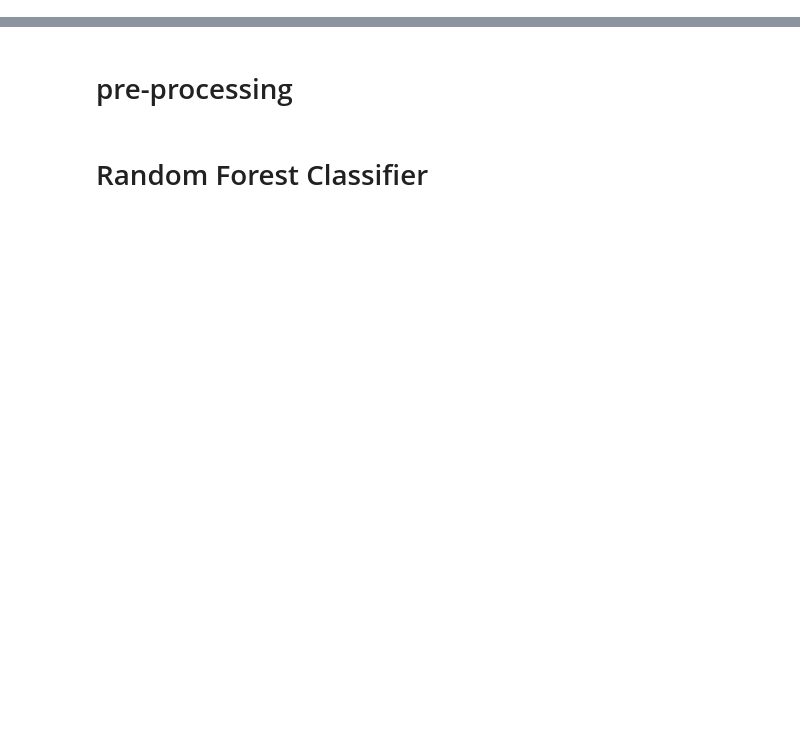
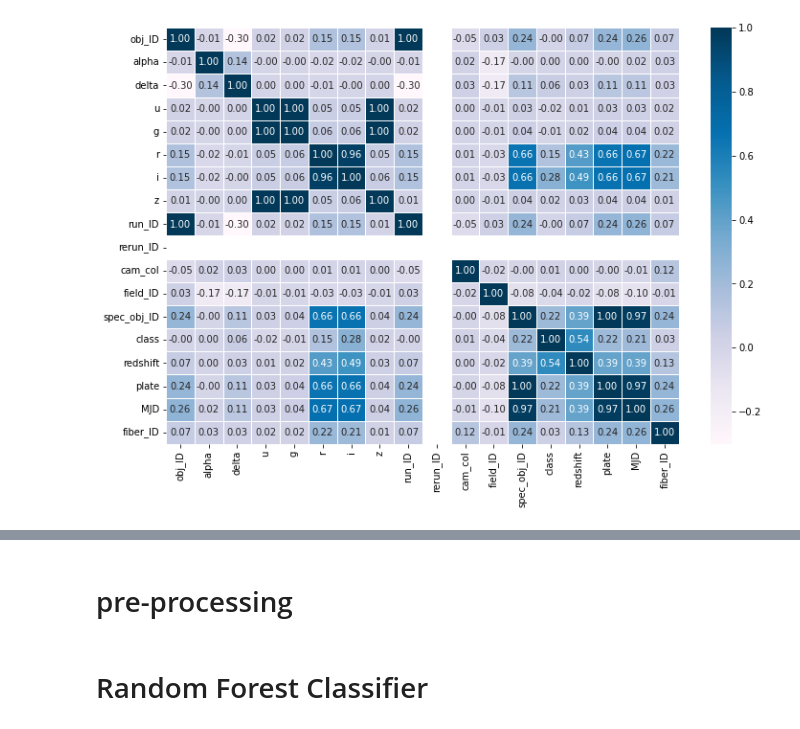
Before and after one commit to lana7am/Stellar_Classification, a Jupyter notebook: models/LogisticRegression.ipynb, the cells around one changed output, grey strips where cells are left out. Saved outputs shown, nothing was run; the diff lists cells and outputs as text; code cells hidden in the pictures; blank space fills up the shorter version.

```diff
--- a/models/LogisticRegression.ipynb
+++ b/models/LogisticRegression.ipynb
@@ -104,2 +49,8 @@ df.corr().style.background_gradient(cmap="coolwarm")
+# %%
+f,ax = plt.subplots(figsize=(12,8))
+sns.heatmap(df.corr(), cmap="PuBu", annot=True, linewidths=0.5, fmt= '.2f',ax=ax)
+plt.show()
+# %% [output]
+[figure, added]
 # %%
 df.corr()["class"].sort_values()
```
Also changed, not shown: parts of 30 cells of this notebook.
